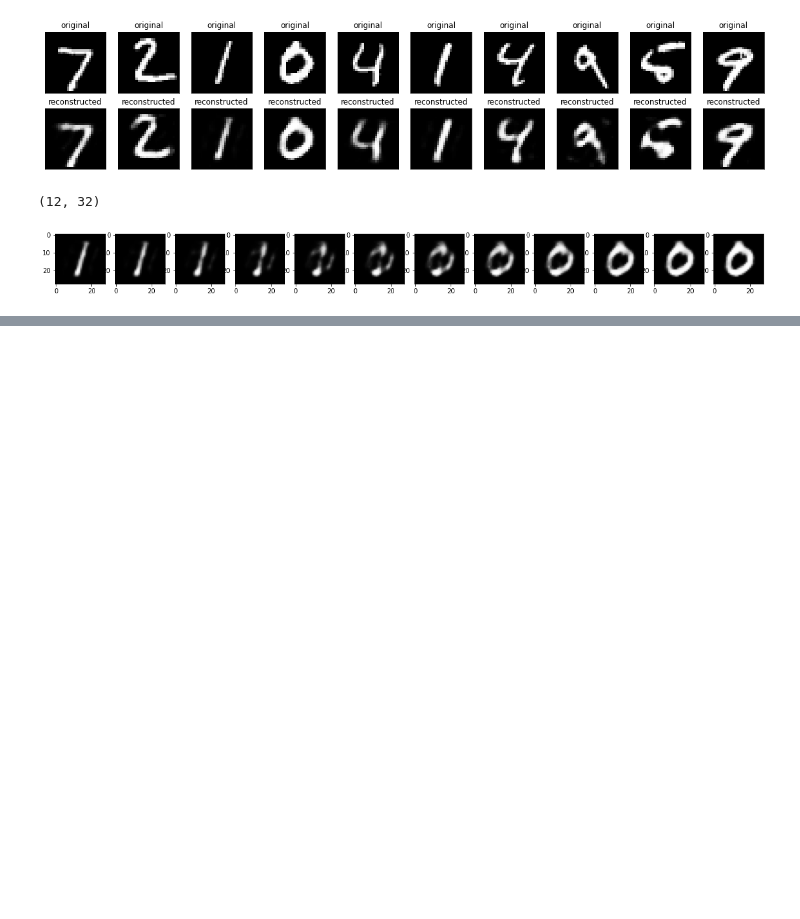
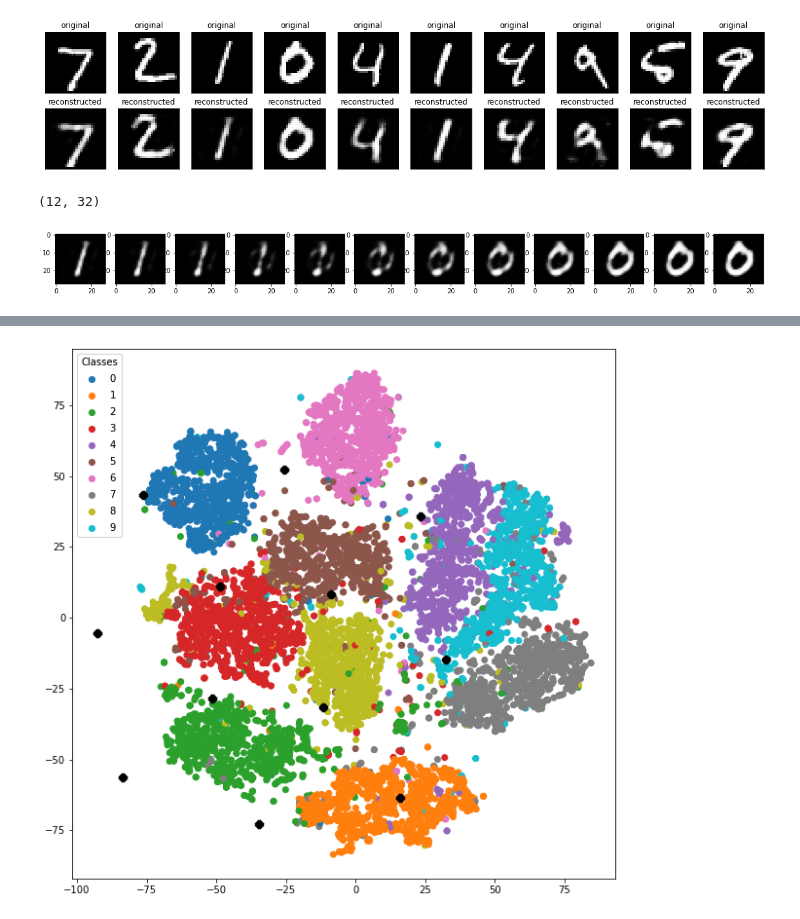
Before and after one commit to AllaVinner/JL-ML, a Jupyter notebook: Autoencoder/lukas_notebook_test.ipynb, the cells around one changed output, grey strips where cells are left out. Saved outputs shown, nothing was run; the diff lists cells and outputs as text; code cells hidden in the pictures; blank space fills up the shorter version.

```diff
--- a/Autoencoder/lukas_notebook_test.ipynb
+++ b/Autoencoder/lukas_notebook_test.ipynb
@@ -108,7 +118,7 @@ for i in range(n):
     ax = plt.subplot(2, n, i + 1)
     plt.imshow(x_test[i])
     plt.title("original")
-    plt.gray()
+    # plt.gray()
     ax.get_xaxis().set_visible(False)
     ax.get_yaxis().set_visible(False)
 
@@ -116,7 +126,7 @@ for i in range(n):
     ax = plt.subplot(2, n, i + 1 + n)
     plt.imshow(decoded_imgs[i])
     plt.title("reconstructed")
-    plt.gray()
+    # plt.gray()
     ax.get_xaxis().set_visible(False)
     ax.get_yaxis().set_visible(False)
 # %% [output]
@@ -158,0 +186,19 @@ decoded_interpols.shape
+# %%
+# Plot projected embeddings
+fig, ax = plt.subplots(figsize=(10,10))
+
+scatter = ax.scatter(embeddings_tsne[:,0], embeddings_tsne[:,1], c = y_test.astype('float32'), cmap='tab10')
+
+# Plot interpolated points, weird structure caused by TSNE?
+ax.scatter(interpols_tsne[:,0], interpols_tsne[:,1], marker="x", color='000000', linewidths=6)
+
+legend1 = ax.legend(*scatter.legend_elements(),
+                    loc="upper left", title="Classes")
+
+ax.add_artist(legend1)
+
+
+
+plt.show()
+# %% [output]
+[figure, added]
```
Also changed, not shown: parts of 8 cells of this notebook.
